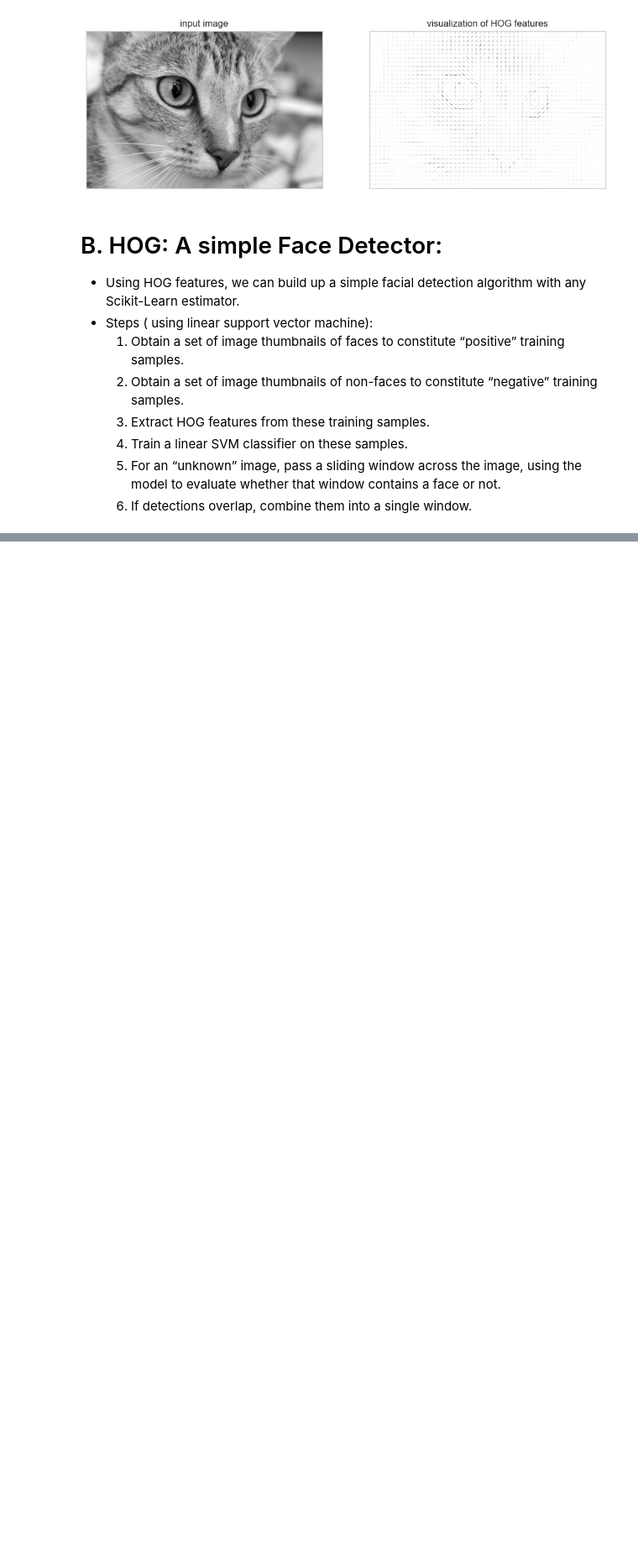
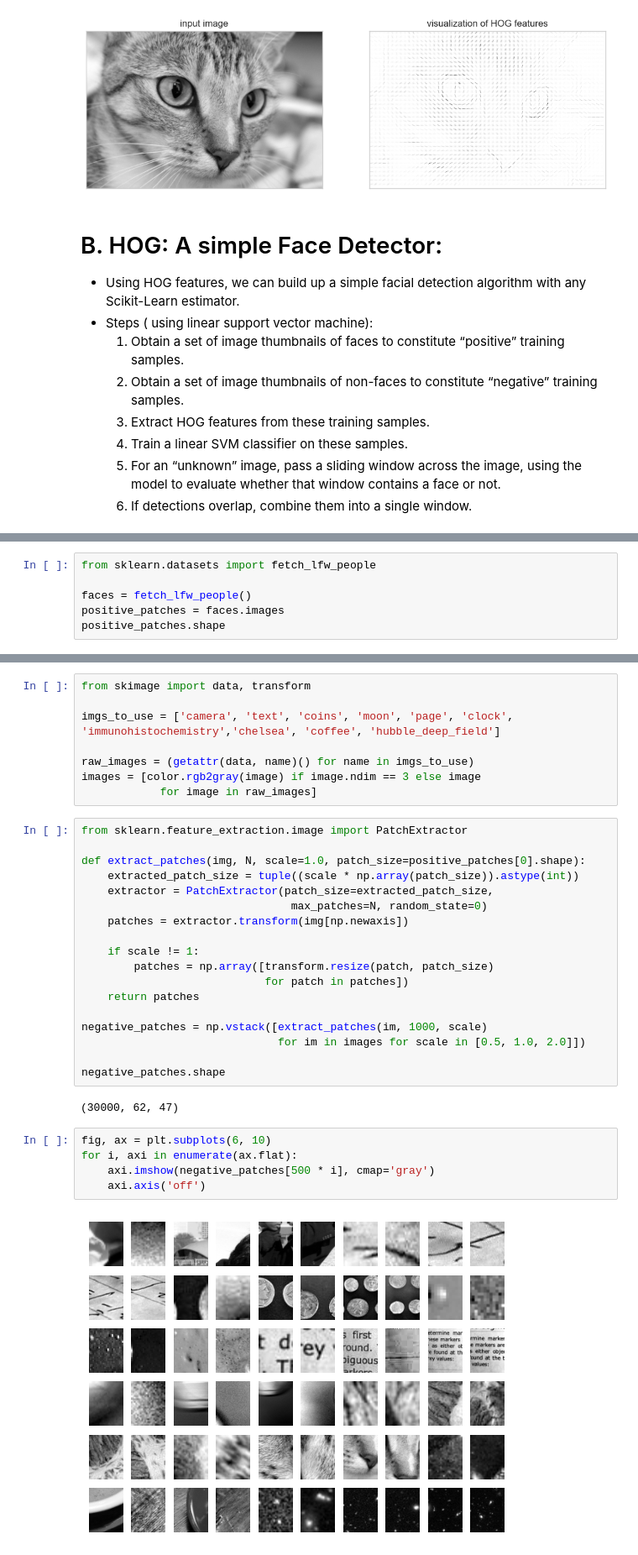
Before and after one commit to Spin8Cycle/ds-proj-remote, a Jupyter notebook: PDSHEx/ml_sklearn_notes/ml_application_FaceDetectionPipeline.ipynb, the cells around one changed output, grey strips where cells are left out. Shown at 84% size. Drawn from its saved outputs; the diff is of its cells as text; blank space fills up the shorter version.

```diff
--- a/PDSHEx/ml_sklearn_notes/ml_application_FaceDetectionPipeline.ipynb
+++ b/PDSHEx/ml_sklearn_notes/ml_application_FaceDetectionPipeline.ipynb
@@ -51,0 +56,6 @@ ax[1].set_title('visualization of HOG features');
+# %%
+from sklearn.datasets import fetch_lfw_people
+
+faces = fetch_lfw_people()
+positive_patches = faces.images
+positive_patches.shape
@@ -51,0 +73,35 @@ ax[1].set_title('visualization of HOG features');
+# %%
+from skimage import data, transform
+
+imgs_to_use = ['camera', 'text', 'coins', 'moon', 'page', 'clock', 'immunohistochemistry','chelsea', 'coffee', 'hubble_deep_field']
+
+raw_images = (getattr(data, name)() for name in imgs_to_use)
+images = [color.rgb2gray(image) if image.ndim == 3 else image
+            for image in raw_images]
+# %%
+from sklearn.feature_extraction.image import PatchExtractor
+
+def extract_patches(img, N, scale=1.0, patch_size=positive_patches[0].shape):
+    extracted_patch_size = tuple((scale * np.array(patch_size)).astype(int))
+    extractor = PatchExtractor(patch_size=extracted_patch_size,
+                                max_patches=N, random_state=0)
+    patches = extractor.transform(img[np.newaxis])
+
+    if scale != 1:
+        patches = np.array([transform.resize(patch, patch_size)
+                            for patch in patches])
+    return patches
+
+negative_patches = np.vstack([extract_patches(im, 1000, scale)
+                              for im in images for scale in [0.5, 1.0, 2.0]])
+
+negative_patches.shape
+# %% [output]
+(30000, 62, 47)
+# %%
+fig, ax = plt.subplots(6, 10)
+for i, axi in enumerate(ax.flat):
+    axi.imshow(negative_patches[500 * i], cmap='gray')
+    axi.axis('off')
+# %% [output]
+[figure, added]
```
Also changed, not shown: parts of 4 cells of this notebook.
